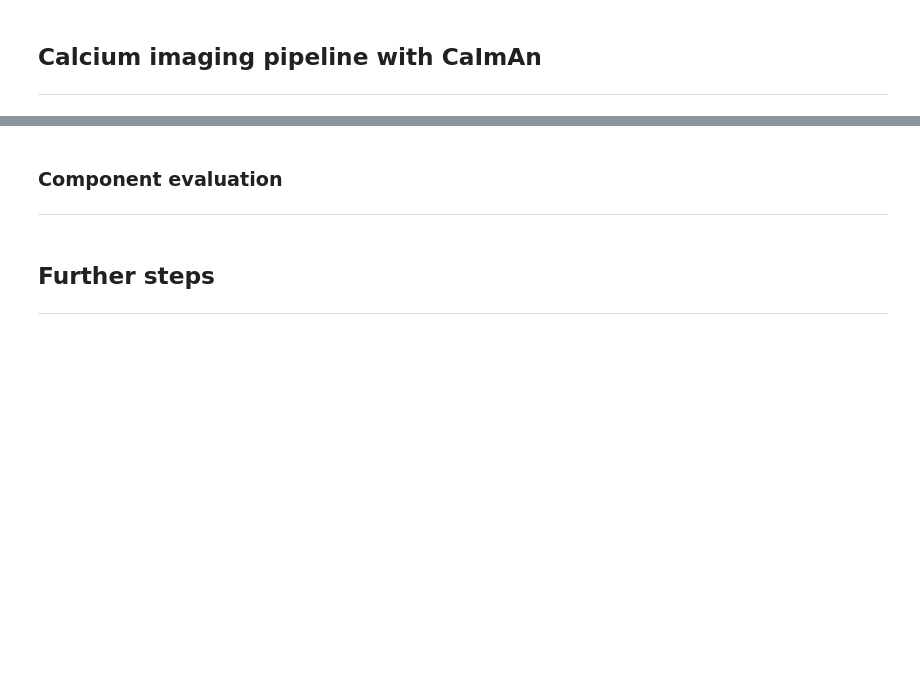
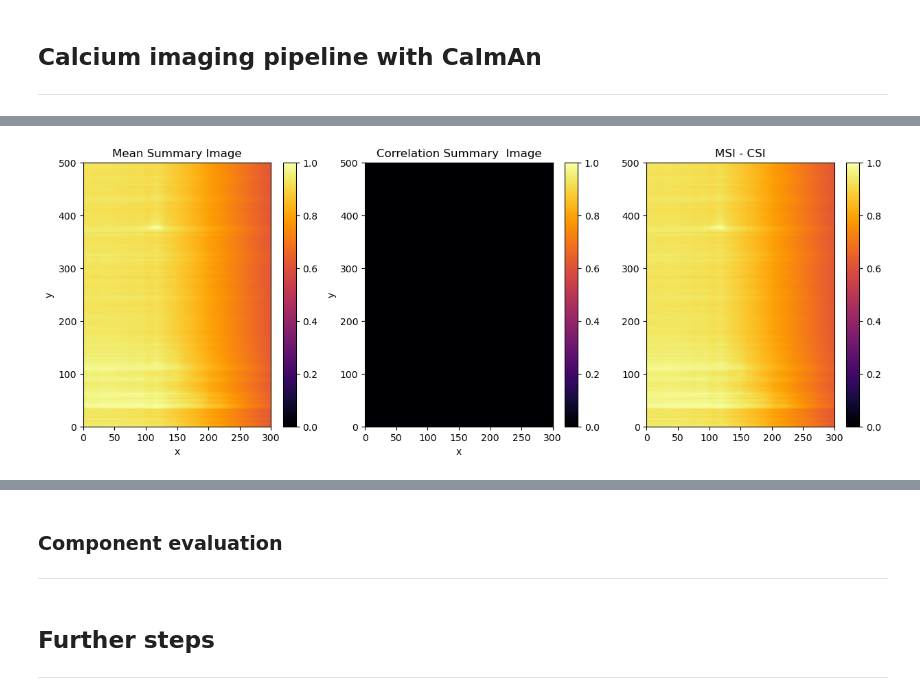
Before and after one commit to neural-data-science-course/neural-data, a Jupyter notebook: 03-calcium_imaging/calcium_imaging.ipynb, the cells around one changed output, grey strips where cells are left out. Saved outputs shown, nothing was run; the diff lists cells and outputs as text; code cells hidden in the pictures; blank space fills up the shorter version.

```diff
--- a/03-calcium_imaging/calcium_imaging.ipynb
+++ b/03-calcium_imaging/calcium_imaging.ipynb
@@ -55,0 +81,2 @@ General introduction
+# %%
+FOV = cm.load(input_tif_file_path_FOV) # load video with complete field of view (FOV)
@@ -55,0 +115,50 @@ General introduction
+# %%
+###create function for summary images
+def summary_image_mean(video = None):
+    # complete here with mean code
+    si_mean = np.mean(video,axis=-1)
+    return si_mean
+
+def summary_image_correlation(video = None):
+    # complete here with image correlation code
+    si_corr = np.zeros_like(video[:,:,0])
+    return si_corr
+# %%
+###load movie
+original_movie = cm.load(input_tif_file_path)
+mean_frame = summary_image_mean(video=original_movie)
+correlation_image = summary_image_correlation(video=original_movie)
+# %%
+## plotting code is provided for once the mean and correlation summary images are computed
+figure, axes = plt.subplots(1,3)
+
+axes[0].set_xlabel('x')
+axes[0].set_ylabel('y')
+axes[0].set_title('Mean Summary Image')
+
+axes[1].set_xlabel('x')
+axes[1].set_ylabel('y')
+axes[1].set_title('Correlation Summary  Image')
+
+axes[1].set_xlabel('x')
+axes[1].set_ylabel('y')
+axes[2].set_title('MSI - CSI')
+
+mesh0 = axes[0].pcolormesh(mean_frame/np.max(mean_frame),cmap=plt.cm.inferno)
+mesh1 = axes[1].pcolormesh(correlation_image,cmap=plt.cm.inferno)
+mesh2 = axes[2].pcolormesh(mean_frame/np.max(mean_frame)-correlation_image,cmap=plt.cm.inferno)
+
+vmin_corr = 0
+vmax_corr = 1
+mesh0.set_clim(vmin_corr,vmax_corr)
+mesh1.set_clim(vmin_corr,vmax_corr)
+mesh2.set_clim(vmin_corr,vmax_corr)
+
+
+figure.colorbar(mesh0,ax=axes[0])
+figure.colorbar(mesh1,ax=axes[1])
+figure.colorbar(mesh2,ax=axes[2])
+
+figure.set_size_inches(15,5)
+# %% [output]
+[figure, added]
```
Also changed, not shown: parts of 20 cells of this notebook, 5 other files.
